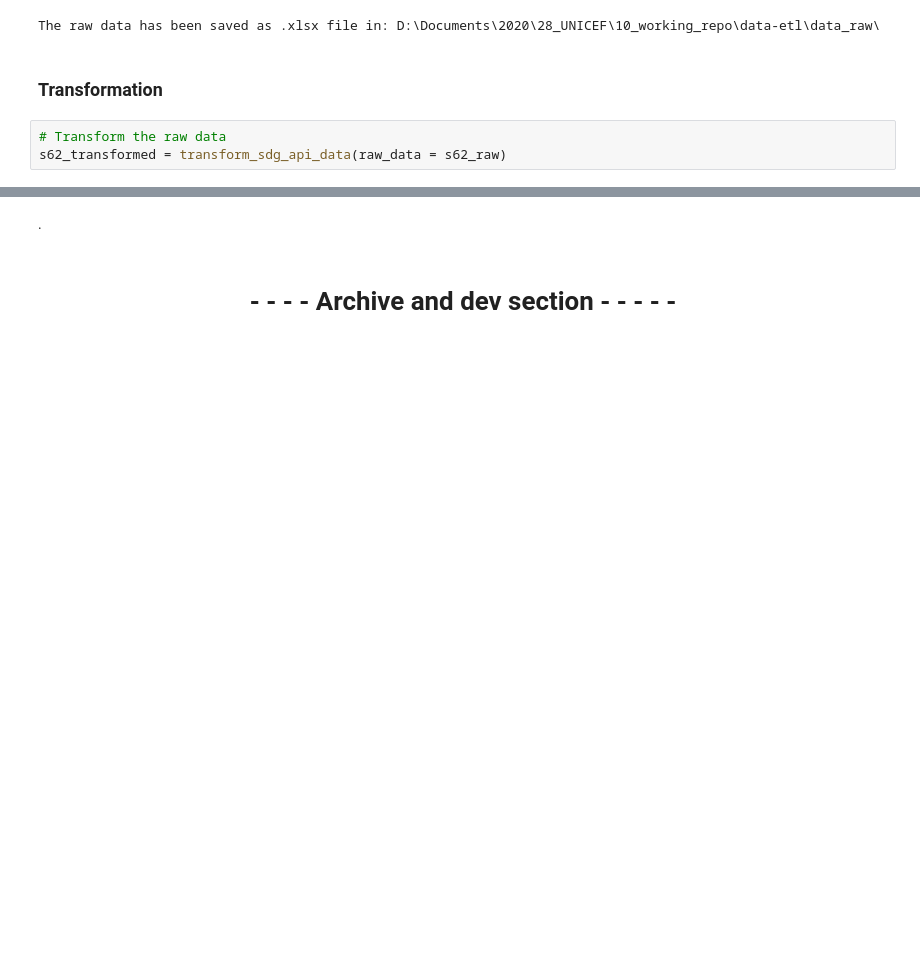
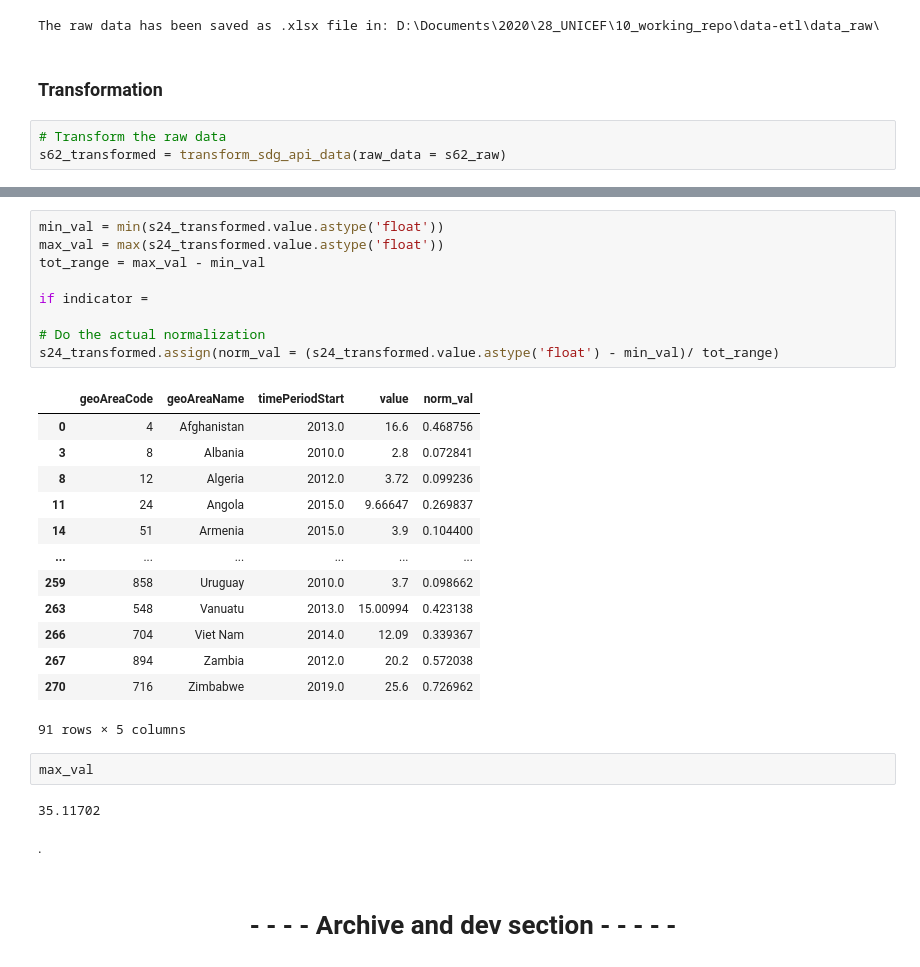
Before and after one commit to m-g-d-c/crba-etl, a Jupyter notebook: main.ipynb, the cells around one changed output, grey strips where cells are left out. Cells and saved outputs as stored; diff of their text form; blank space fills up the shorter version.

Commit message:
Update main.ipynb
Add source, start writing function to re-produce the logic of maple croft sheet (must still be finished).  Include next steps in the To do list. Last commit of the week.

```diff
--- a/main.ipynb
+++ b/main.ipynb
@@ -315,3 +375,30 @@ s62_transformed = transform_sdg_api_data(raw_data = s62_raw)
+# %%
+min_val = min(s24_transformed.value.astype('float'))
+max_val = max(s24_transformed.value.astype('float'))
+tot_range = max_val - min_val
+
+if indicator =
+
+# Do the actual normalization
+s24_transformed.assign(norm_val = (s24_transformed.value.astype('float') - min_val)/ tot_range)
+# %% [output]
+|  | geoAreaCode | geoAreaName | timePeriodStart | value | norm_val |
+| 0 | 4 | Afghanistan | 2013.0 | 16.6 | 0.468756 |
+| 3 | 8 | Albania | 2010.0 | 2.8 | 0.072841 |
+| 8 | 12 | Algeria | 2012.0 | 3.72 | 0.099236 |
+| 11 | 24 | Angola | 2015.0 | 9.66647 | 0.269837 |
+| 14 | 51 | Armenia | 2015.0 | 3.9 | 0.104400 |
+| ... | ... | ... | ... | ... | ... |
+| 259 | 858 | Uruguay | 2010.0 | 3.7 | 0.098662 |
+| 263 | 548 | Vanuatu | 2013.0 | 15.00994 | 0.423138 |
+| 266 | 704 | Viet Nam | 2014.0 | 12.09 | 0.339367 |
+| 267 | 894 | Zambia | 2012.0 | 20.2 | 0.572038 |
+| 270 | 716 | Zimbabwe | 2019.0 | 25.6 | 0.726962 |
+91 rows × 5 columns
+# %%
+max_val
+# %% [output]
+35.11702
 # %% [markdown]
 
 
```
Also changed, not shown: parts of 8 cells of this notebook.
